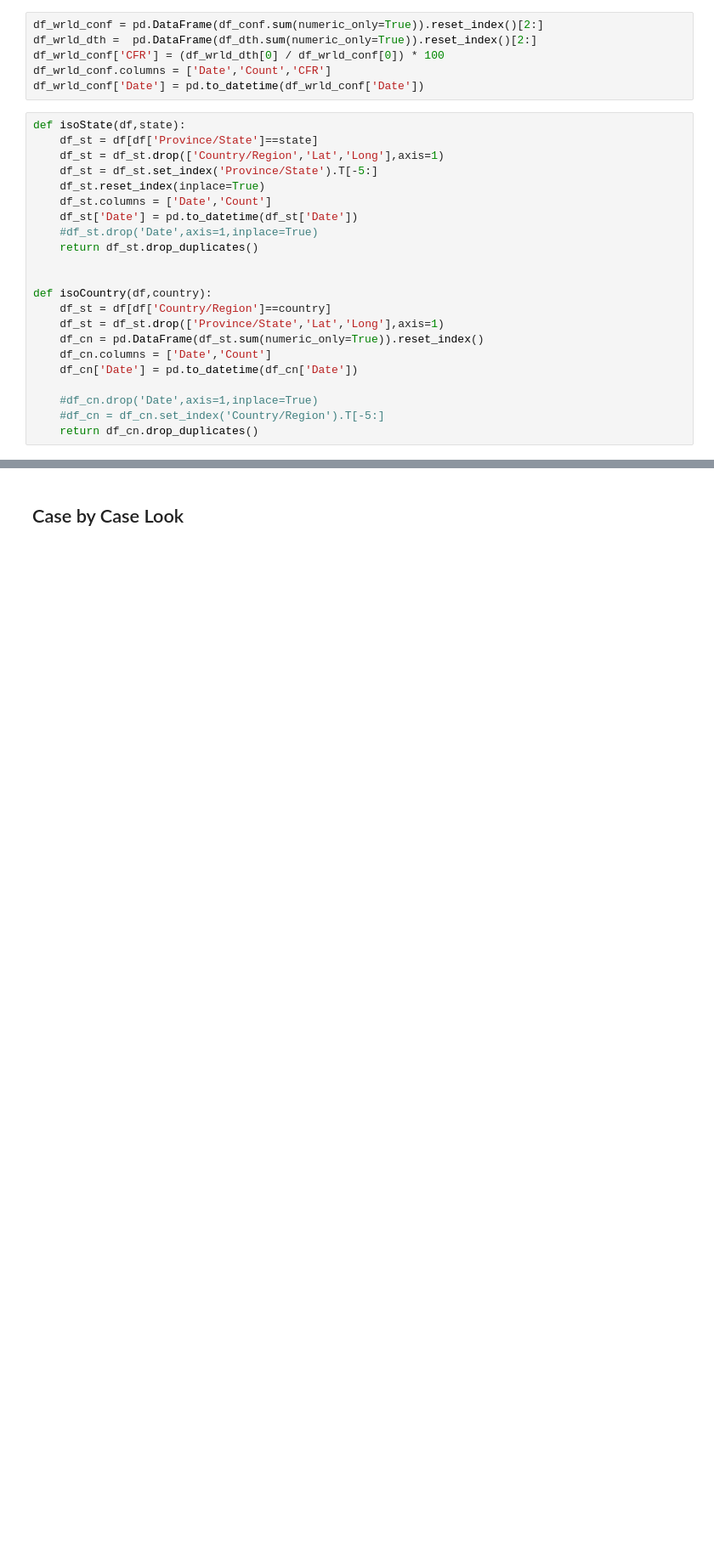
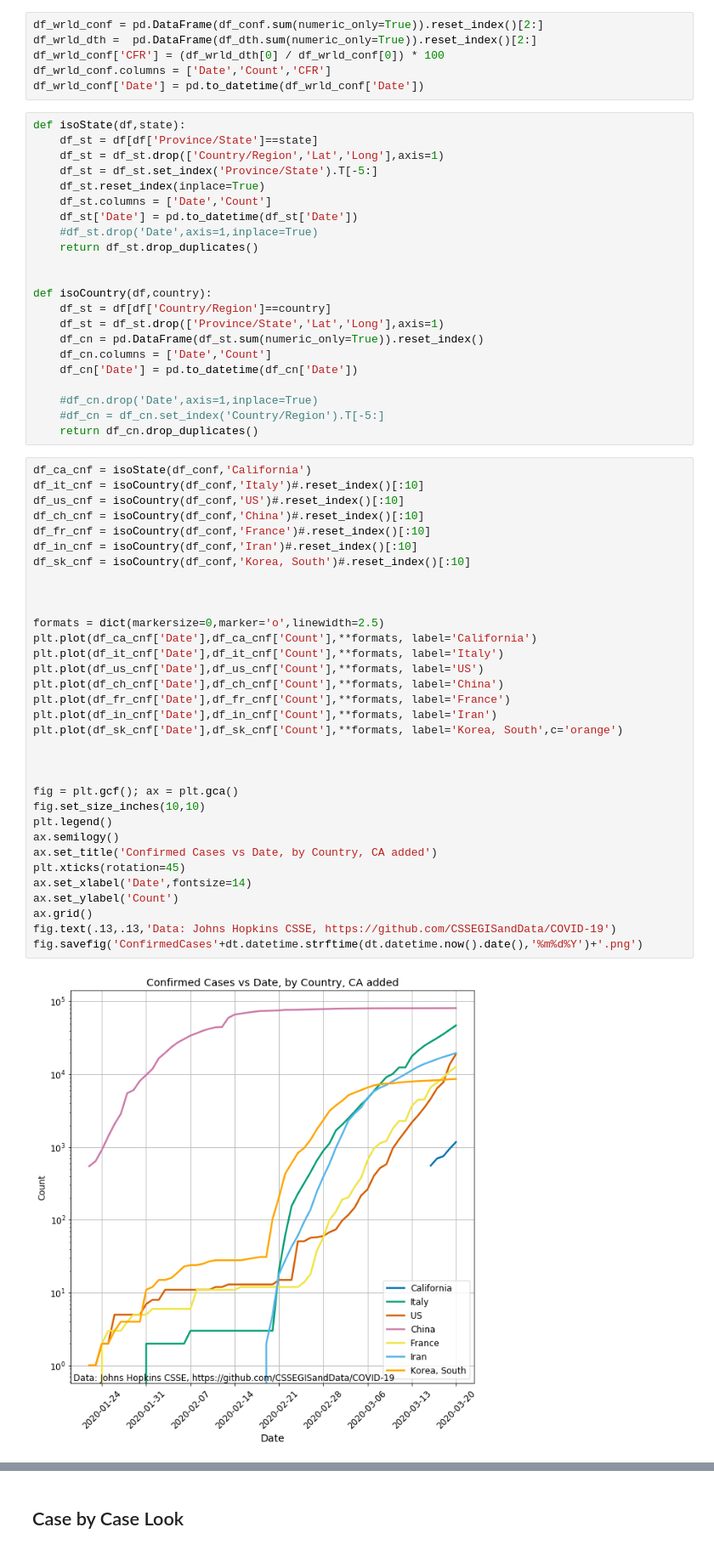
Before and after one commit to mattmendoza/COVID-19, a Jupyter notebook: DataExploration.ipynb, the cells around one changed output, grey strips where cells are left out. Shown at 85% size. Cells and saved outputs as stored; diff of their text form; blank space fills up the shorter version.

```diff
--- a/DataExploration.ipynb
+++ b/DataExploration.ipynb
@@ -83,3 +84,38 @@ def isoCountry(df,country):
     #df_cn.drop('Date',axis=1,inplace=True)
     #df_cn = df_cn.set_index('Country/Region').T[-5:]
     return df_cn.drop_duplicates()
+# %%
+df_ca_cnf = isoState(df_conf,'California')
+df_it_cnf = isoCountry(df_conf,'Italy')#.reset_index()[:10]
+df_us_cnf = isoCountry(df_conf,'US')#.reset_index()[:10]
+df_ch_cnf = isoCountry(df_conf,'China')#.reset_index()[:10]
+df_fr_cnf = isoCountry(df_conf,'France')#.reset_index()[:10]
+df_in_cnf = isoCountry(df_conf,'Iran')#.reset_index()[:10]
+df_sk_cnf = isoCountry(df_conf,'Korea, South')#.reset_index()[:10]
+
+
+
+formats = dict(markersize=0,marker='o',linewidth=2.5)
+plt.plot(df_ca_cnf['Date'],df_ca_cnf['Count'],**formats, label='California')
+plt.plot(df_it_cnf['Date'],df_it_cnf['Count'],**formats, label='Italy')
+plt.plot(df_us_cnf['Date'],df_us_cnf['Count'],**formats, label='US')
+plt.plot(df_ch_cnf['Date'],df_ch_cnf['Count'],**formats, label='China')
+plt.plot(df_fr_cnf['Date'],df_fr_cnf['Count'],**formats, label='France')
+plt.plot(df_in_cnf['Date'],df_in_cnf['Count'],**formats, label='Iran')
+plt.plot(df_sk_cnf['Date'],df_sk_cnf['Count'],**formats, label='Korea, South',c='orange')
+
+
+
+fig = plt.gcf(); ax = plt.gca()
+fig.set_size_inches(10,10)
+plt.legend()
+ax.semilogy()
+ax.set_title('Confirmed Cases vs Date, by Country, CA added')
+plt.xticks(rotation=45)
+ax.set_xlabel('Date',fontsize=14)
+ax.set_ylabel('Count')
+ax.grid()
+fig.text(.13,.13,'Data: Johns Hopkins CSSE, https://github.com/CSSEGISandData/COVID-19')
+fig.savefig('ConfirmedCases'+dt.datetime.strftime(dt.datetime.now().date(),'%m%d%Y')+'.png')
+# %% [output]
+[figure, added]
```
Also changed, not shown: parts of 9 cells of this notebook, 7 other files.
